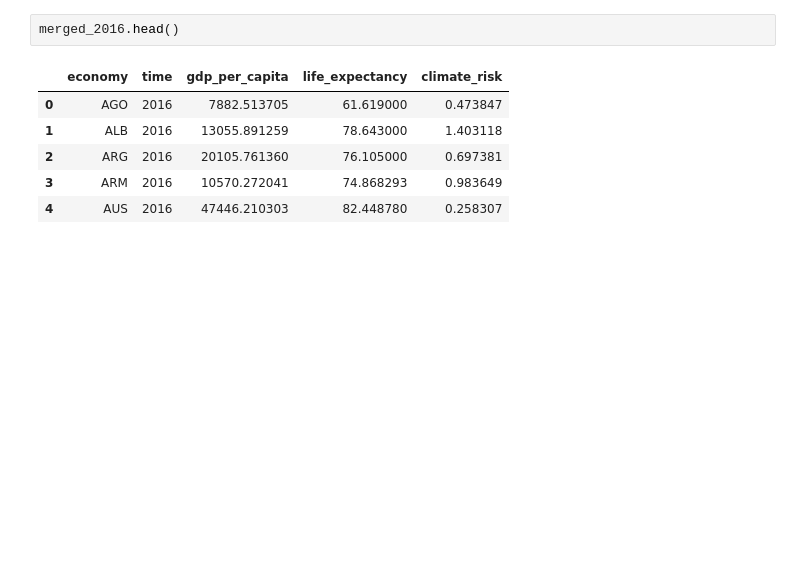
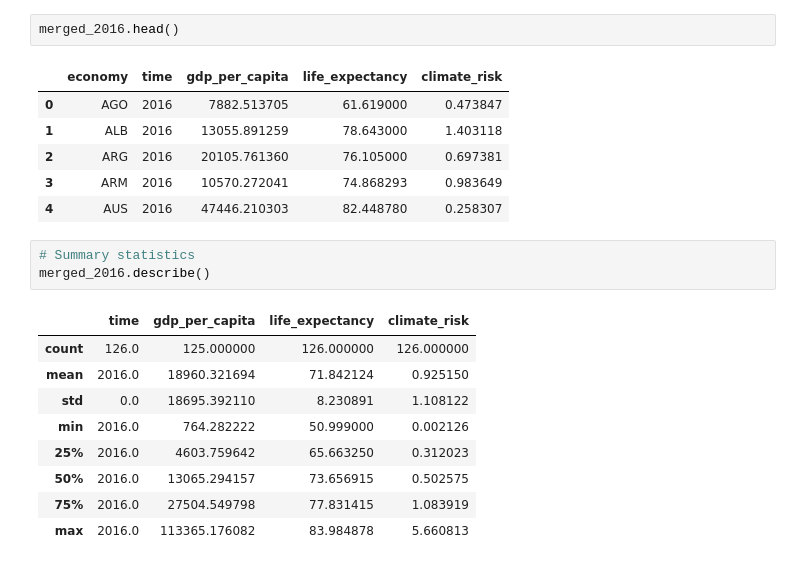
Before and after one commit to ambriapearce/life_expectancy_climate_risk, a Jupyter notebook: climate_risk.ipynb, the cells around one changed output. Drawn from its saved outputs; the diff is of its cells as text; blank space fills up the shorter version.

```diff
--- a/climate_risk.ipynb
+++ b/climate_risk.ipynb
@@ -712,3 +712,16 @@ merged_2016.head()
 | 2 | ARG | 2016 | 20105.761360 | 76.105000 | 0.697381 |
 | 3 | ARM | 2016 | 10570.272041 | 74.868293 | 0.983649 |
 | 4 | AUS | 2016 | 47446.210303 | 82.448780 | 0.258307 |
+# %%
+# Summary statistics
+merged_2016.describe()
+# %% [output]
+|  | time | gdp_per_capita | life_expectancy | climate_risk |
+| count | 126.0 | 125.000000 | 126.000000 | 126.000000 |
+| mean | 2016.0 | 18960.321694 | 71.842124 | 0.925150 |
+| std | 0.0 | 18695.392110 | 8.230891 | 1.108122 |
+| min | 2016.0 | 764.282222 | 50.999000 | 0.002126 |
+| 25% | 2016.0 | 4603.759642 | 65.663250 | 0.312023 |
+| 50% | 2016.0 | 13065.294157 | 73.656915 | 0.502575 |
+| 75% | 2016.0 | 27504.549798 | 77.831415 | 1.083919 |
+| max | 2016.0 | 113365.176082 | 83.984878 | 5.660813 |
```
Also changed, not shown: parts of 5 cells of this notebook.
